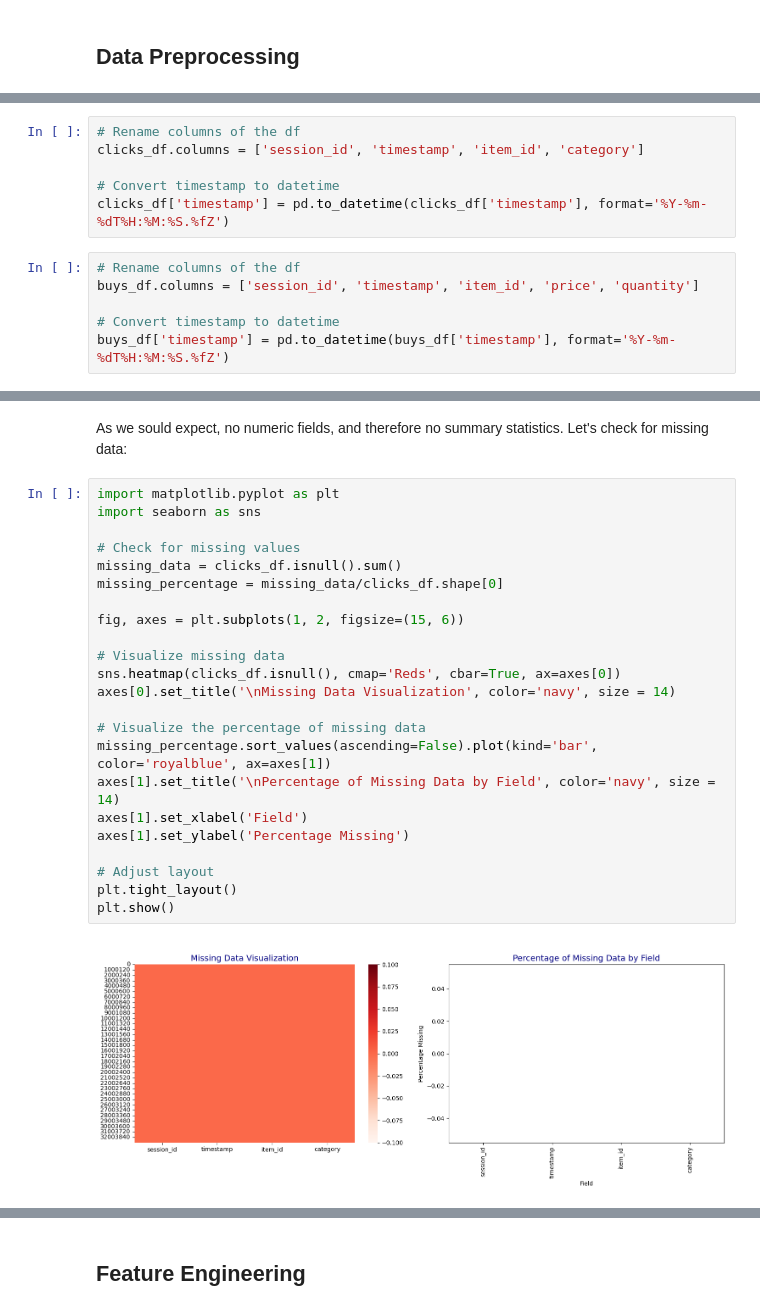
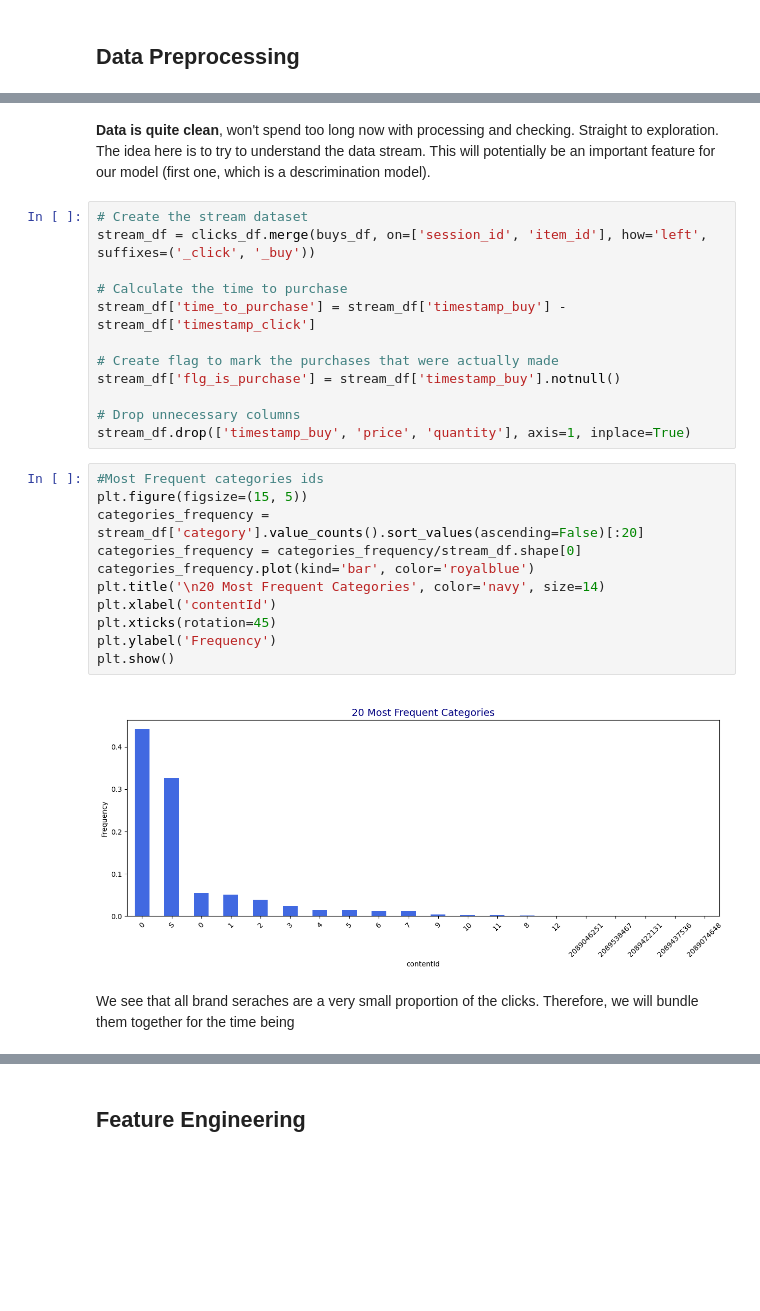
Before and after one commit to Bernardo-giff/imperial_digital_marketing, a Jupyter notebook: Prediction_algorithm.ipynb, the cells around one changed output, grey strips where cells are left out. Cells and saved outputs as stored; diff of their text form; blank space fills up the shorter version.

Commit message:
Further improvements in the graph

```diff
--- a/Prediction_algorithm.ipynb
+++ b/Prediction_algorithm.ipynb
@@ -37,12 +50,0 @@ buys_df = pd.read_csv(path + 'yoochoose-buys.dat')
-# %%
-# Rename columns of the df
-clicks_df.columns = ['session_id', 'timestamp', 'item_id', 'category']
-
-# Convert timestamp to datetime
-clicks_df['timestamp'] = pd.to_datetime(clicks_df['timestamp'], format='%Y-%m-%dT%H:%M:%S.%fZ')
-# %%
-# Rename columns of the df
-buys_df.columns = ['session_id', 'timestamp', 'item_id', 'price', 'quantity']
-
-# Convert timestamp to datetime
-buys_df['timestamp'] = pd.to_datetime(buys_df['timestamp'], format='%Y-%m-%dT%H:%M:%S.%fZ')
@@ -66,27 +51,29 @@ clicks_df.describe(include='all').transpose()
-# %% [markdown]
-As we sould expect, no numeric fields, and therefore no summary statistics. Let's check for missing data:
-# %%
-import matplotlib.pyplot as plt
-import seaborn as sns
-
-# Check for missing values
-missing_data = clicks_df.isnull().sum()
-missing_percentage = missing_data/clicks_df.shape[0]
-
-fig, axes = plt.subplots(1, 2, figsize=(15, 6))
-
-# Visualize missing data
-sns.heatmap(clicks_df.isnull(), cmap='Reds', cbar=True, ax=axes[0])
-axes[0].set_title('\nMissing Data Visualization', color='navy', size = 14)
-
-# Visualize the percentage of missing data
-missing_percentage.sort_values(ascending=False).plot(kind='bar', color='royalblue', ax=axes[1])
-axes[1].set_title('\nPercentage of Missing Data by Field', color='navy', size = 14)
-axes[1].set_xlabel('Field')
-axes[1].set_ylabel('Percentage Missing')
-
-# Adjust layout
-plt.tight_layout()
-plt.show()
-# %% [output]
-[figure, removed]
+# %% [markdown]
+**Data is quite clean**, won't spend too long now with processing and checking. Straight to exploration. The idea here is to try to understand the data stream. This will potentially be an important feature for our model (first one, which is a descrimination model).
+# %%
+# Create the stream dataset
+stream_df = clicks_df.merge(buys_df, on=['session_id', 'item_id'], how='left', suffixes=('_click', '_buy'))
+
+# Calculate the time to purchase
+stream_df['time_to_purchase'] = stream_df['timestamp_buy'] - stream_df['timestamp_click']
+
+# Create flag to mark the purchases that were actually made
+stream_df['flg_is_purchase'] = stream_df['timestamp_buy'].notnull()
+
+# Drop unnecessary columns
+stream_df.drop(['timestamp_buy', 'price', 'quantity'], axis=1, inplace=True)
+# %%
+#Most Frequent categories ids
+plt.figure(figsize=(15, 5))
+categories_frequency = stream_df['category'].value_counts().sort_values(ascending=False)[:20]
+categories_frequency = categories_frequency/stream_df.shape[0]
+categories_frequency.plot(kind='bar', color='royalblue')
+plt.title('\n20 Most Frequent Categories', color='navy', size=14)
+plt.xlabel('contentId')
+plt.xticks(rotation=45)
+plt.ylabel('Frequency')
+plt.show()
+# %% [output]
+[figure, added]
+# %% [markdown]
+We see that all brand seraches are a very small proportion of the clicks. Therefore, we will bundle them together for the time being
```
Also changed, not shown: parts of 12 cells of this notebook.
